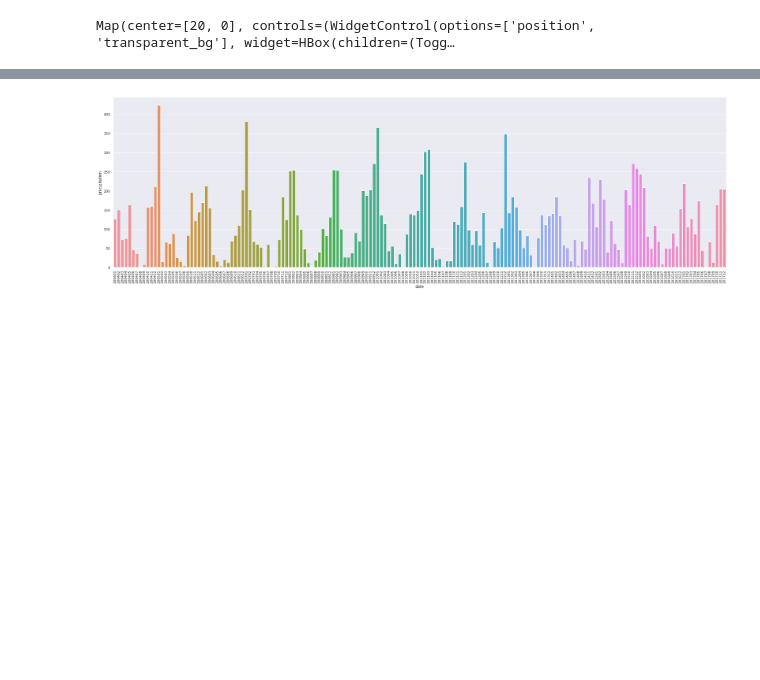
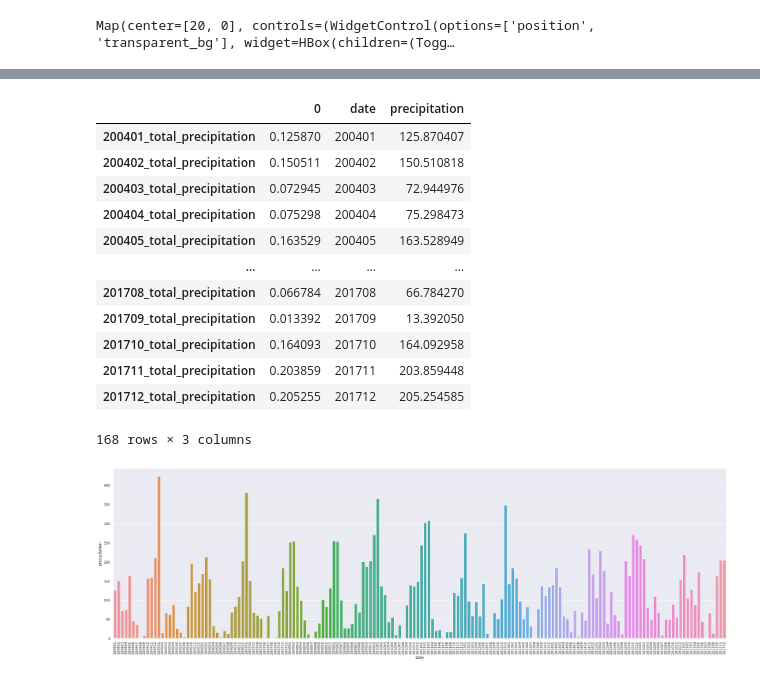
Before and after one commit to anaptoro/git_geotec2, a Jupyter notebook: Aula6_a_8.ipynb, the cells around one changed output, grey strips where cells are left out. Saved outputs shown, nothing was run; the diff lists cells and outputs as text; code cells hidden in the pictures; blank space fills up the shorter version.

```diff
--- a/Aula6_a_8.ipynb
+++ b/Aula6_a_8.ipynb
@@ -392,0 +379,3 @@ df_transpose
+# %%
+df_mon_transpose['date']=df_mon_transpose.index
+df_mon_transpose
@@ -393,6 +396,22 @@ df_transpose
 # %%
-df_transpose['date'] = df_transpose['date'].str.replace('_total_precipitation','')
-df_transpose['precipitation'] = df_transpose[3]*1000 #transformando unidade de metros para mm
+df_mon_transpose['date'] = df_mon_transpose['date'].str.replace('_total_precipitation','')
+df_mon_transpose['precipitation'] = df_mon_transpose[0]*1000 #transformando unidade de metros para mm
+# %%
+df_mon_transpose
+# %% [output]
+|  | 0 | date | precipitation |
+| 200401_total_precipitation | 0.125870 | 200401 | 125.870407 |
+| 200402_total_precipitation | 0.150511 | 200402 | 150.510818 |
+| 200403_total_precipitation | 0.072945 | 200403 | 72.944976 |
+| 200404_total_precipitation | 0.075298 | 200404 | 75.298473 |
+| 200405_total_precipitation | 0.163529 | 200405 | 163.528949 |
+| ... | ... | ... | ... |
+| 201708_total_precipitation | 0.066784 | 201708 | 66.784270 |
+| 201709_total_precipitation | 0.013392 | 201709 | 13.392050 |
+| 201710_total_precipitation | 0.164093 | 201710 | 164.092958 |
+| 201711_total_precipitation | 0.203859 | 201711 | 203.859448 |
+| 201712_total_precipitation | 0.205255 | 201712 | 205.254585 |
+168 rows × 3 columns
 # %%
 import seaborn as sns
 import matplotlib.pyplot as plt
```
Also changed, not shown: parts of 18 cells of this notebook.
